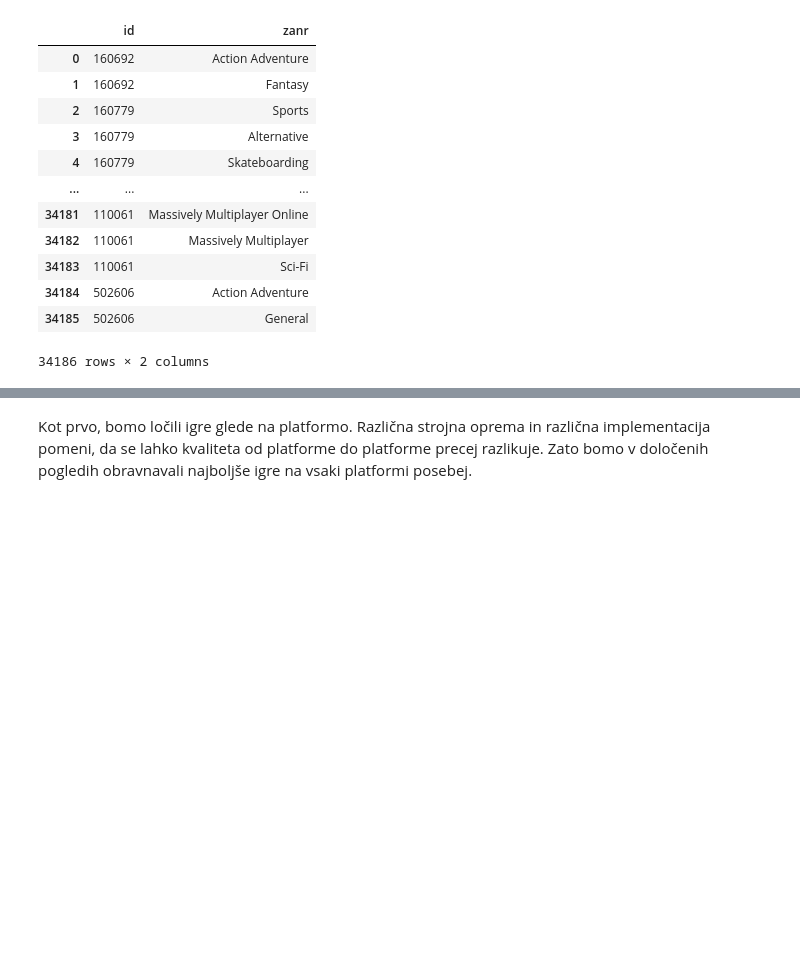
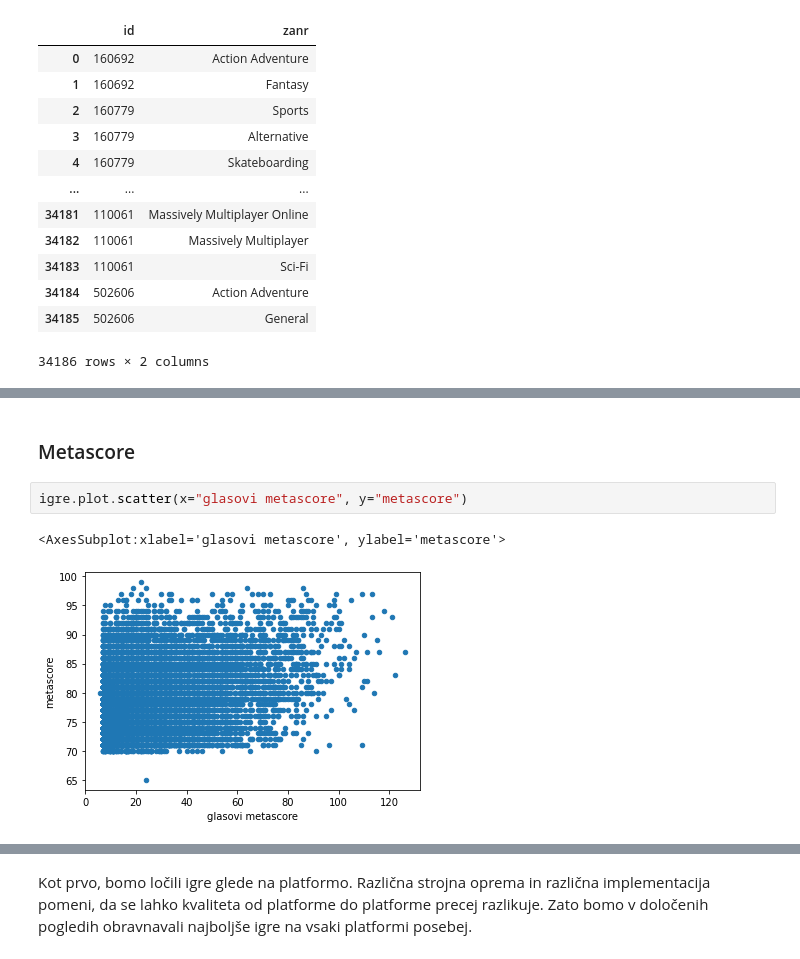
Before and after one commit to benoucakar/Najboljse-videoigre-vseh-casov, a Jupyter notebook: Najboljse_videoigre_vseh_casov.ipynb, the cells around one changed output, grey strips where cells are left out. Saved outputs shown, nothing was run; the diff lists cells and outputs as text; blank space fills up the shorter version.

```diff
--- a/Najboljse_videoigre_vseh_casov.ipynb
+++ b/Najboljse_videoigre_vseh_casov.ipynb
@@ -53,0 +114,7 @@ Da bo naslov te projektne naloge opravičen, bi se spodobilo, da najprej doreče
+# %% [markdown]
+### Metascore
+# %%
+igre.plot.scatter(x="glasovi metascore", y="metascore")
+# %% [output]
+<AxesSubplot:xlabel='glasovi metascore', ylabel='metascore'>
+[figure, added]
```
Also changed, not shown: parts of 34 cells of this notebook.
